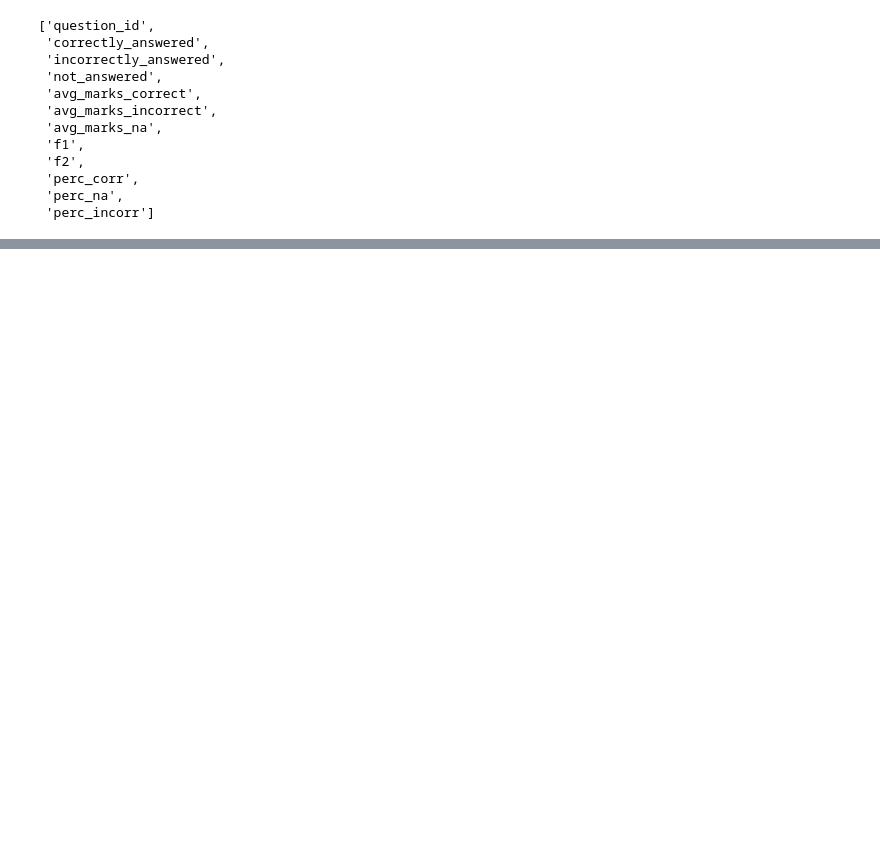
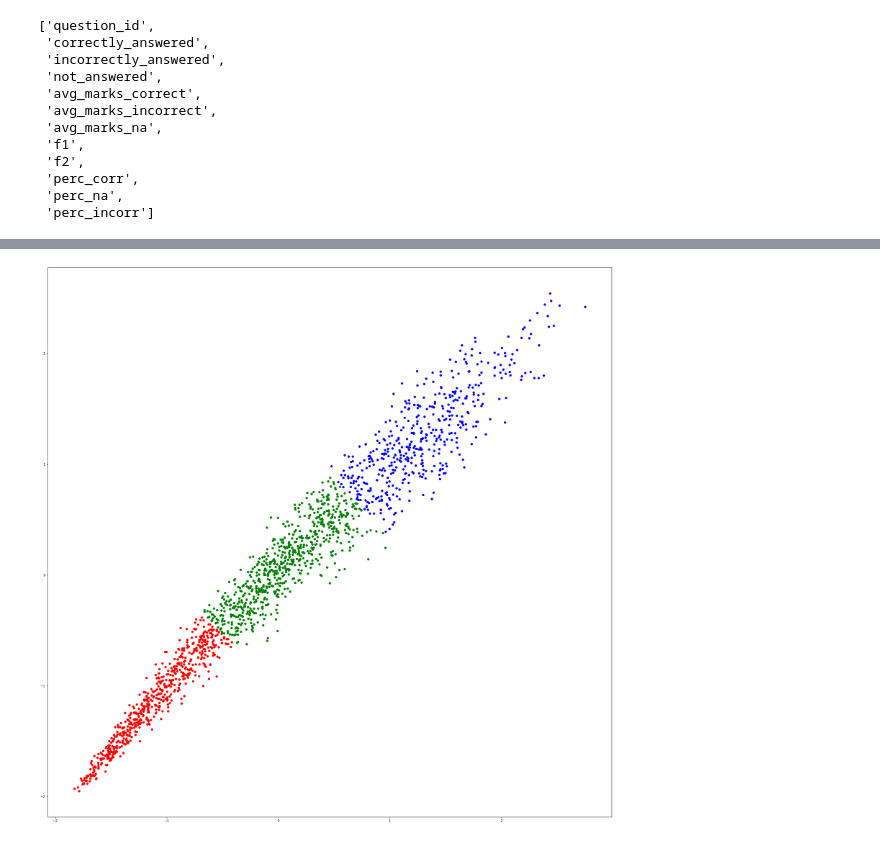
Before and after one commit to anuj2110/Auto-Tagging-Algorithm-Personal, a Jupyter notebook: MODEL1.ipynb, the cells around one changed output, grey strips where cells are left out. Saved outputs shown, nothing was run; the diff lists cells and outputs as text; code cells hidden in the pictures; blank space fills up the shorter version.

Commit message:
Added more preprocessing and visualization

```diff
--- a/MODEL1.ipynb
+++ b/MODEL1.ipynb
@@ -250,4 +56,0 @@ pca =PCA(n_components = 11)
-# %%
-data = pca.fit_transform(np.array(data_mms[col_names[1:12]]))
-# %%
-kmeans3.fit(data)
@@ -258,16 +56,0 @@ KMeans(algorithm='auto', copy_x=True, init='k-means++', max_iter=100,
-# %%
-n_2_2=[]
-n_1_2=[]
-n_0_2=[]
-prediction3 = kmeans3.predict(data)
-j,k,l=0,0,0
-for i in prediction2:
-    if i==2:
-        j+=1
-    elif i==1:
-        k+=1
-    elif i==0:
-        l+=1
-n_2_2.append((2,j))
-n_1_2.append((2,k))
-n_0_2.append((2,l))
@@ -277,0 +59,77 @@ print(acc(np.array(tags),np.array(prediction3)))
+# %%
+ss = StandardScaler() #STANDARD SCALER INSTANCE
+data_ss = data
+data_ss[col_names[1:12]] = ss.fit_transform(data[col_names[1:12]]) #Standard SCALING THE DATA
+col_names_nf = ['question_id',
+ 'correctly_answered',
+ 'incorrectly_answered',
+ 'not_answered',
+ 'avg_marks_correct',
+ 'avg_marks_incorrect',
+ 'avg_marks_na',
+ 'perc_corr',
+ 'perc_na',
+ 'perc_incorr']# Column names without the f1 and f2 features
+data_ss_f = np.array(data_ss[col_names[7:9]]) #only f1 and f2
+data_ss_nf = np.array(data_ss[col_names_nf])  #without f1 and f2
+data_ss_all = np.array(data_ss[col_names[1:12]]) #with all features
+pca = PCA(n_components = 2)
+data_ss_pca = np.array(pca.fit_transform(data_ss[col_names[1:12]])) #with PCA
+
+kmeans_ss1 = KMeans(n_clusters = 3,max_iter = 900)
+kmeans_ss2 = KMeans(n_clusters = 3,max_iter = 900)
+kmeans_ss3 = KMeans(n_clusters = 3,max_iter = 900)
+kmeans_pca_mms = KMeans(n_clusters =3,max_iter =900)
+
+prediction_1 = kmeans_ss1.fit_predict(data_ss_f)
+prediction_2 = kmeans_ss2.fit_predict(data_ss_nf)
+prediction_3 = kmeans_ss3.fit_predict(data_ss_all)
+prediction_pca = kmeans_pca_mms.fit_predict(data_ss_pca)
+
+conn = sqlalchemy.create_engine("mysql+pymysql://anuj:Anuj@21101998@localhost/auto_tagging_data")
+df = pd.read_sql("question_master",conn)
+tags = list(df["pre_tag"])
+
+print("only with f1 and f2 accuracy is ",acc(np.array(tags),np.array(prediction_1)))
+print("without f1 and f2 accuracy is ",acc(np.array(tags),np.array(prediction_2)))
+print("with all features accuracy is ",acc(np.array(tags),np.array(prediction_3)))
+print("with PCA accuracy is ",acc(np.array(tags),np.array(prediction_pca)))
+
+for i in range(0,1800,1):
+    if(prediction_1[i]==0):
+        plt.scatter(data_ss["f1"].iloc[i],data_ss["f2"].iloc[i],c='r')
+    elif(prediction_1[i]==1):
+        plt.scatter(data_ss["f1"].iloc[i],data_ss["f2"].iloc[i],c='g')
+    elif(prediction_1[i]==2):
+        plt.scatter(data_ss["f1"].iloc[i],data_ss["f2"].iloc[i],c='b')
+plt.show()
+for i in range(0,1800,1):
+    if(prediction_2[i]==0):
+        plt.scatter(data_ss["f1"].iloc[i],data_ss["f2"].iloc[i],c='r')
+    elif(prediction_2[i]==1):
+        plt.scatter(data_ss["f1"].iloc[i],data_ss["f2"].iloc[i],c='g')
+    elif(prediction_2[i]==2):
+        plt.scatter(data_ss["f1"].iloc[i],data_ss["f2"].iloc[i],c='b')
+plt.show()
+for i in range(0,1800,1):
+    if(prediction_3[i]==0):
+        plt.scatter(data_ss["f1"].iloc[i],data_ss["f2"].iloc[i],c='r')
+    elif(prediction_3[i]==1):
+        plt.scatter(data_ss["f1"].iloc[i],data_ss["f2"].iloc[i],c='g')
+    elif(prediction_3[i]==2):
+        plt.scatter(data_ss["f1"].iloc[i],data_ss["f2"].iloc[i],c='b')
+plt.show()
+for i in range(0,1800,1):
+    if(prediction_pca[i]==0):
+        plt.scatter(data_ss["f1"].iloc[i],data_ss["f2"].iloc[i],c='r')
+    elif(prediction_pca[i]==1):
+        plt.scatter(data_ss["f1"].iloc[i],data_ss["f2"].iloc[i],c='g')
+    elif(prediction_pca[i]==2):
+        plt.scatter(data_ss["f1"].iloc[i],data_ss["f2"].iloc[i],c='b')
+plt.show()
+plt.xlim([-3, 4])
+plt.ylim([-3, 4])
+plt.yticks(np.arange(-3, 4, 0.25))
+plt.xticks(np.arange(-3, 4, 0.25))
+plt.show()
+# %% [output]
@@ -277,0 +140 @@ print(acc(np.array(tags),np.array(prediction3)))
+[figure, added]
```
Also changed, not shown: parts of 43 cells of this notebook.
